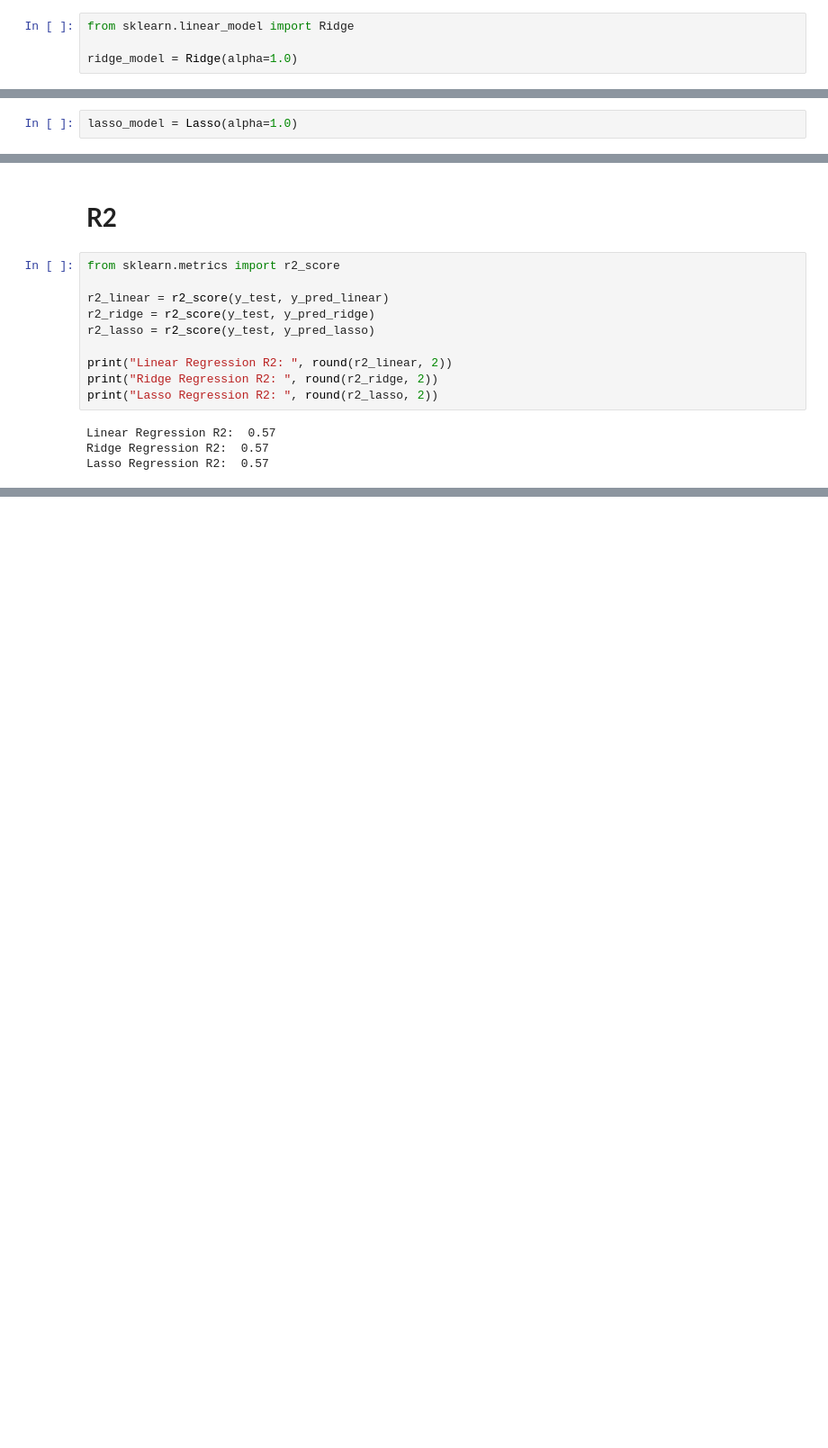
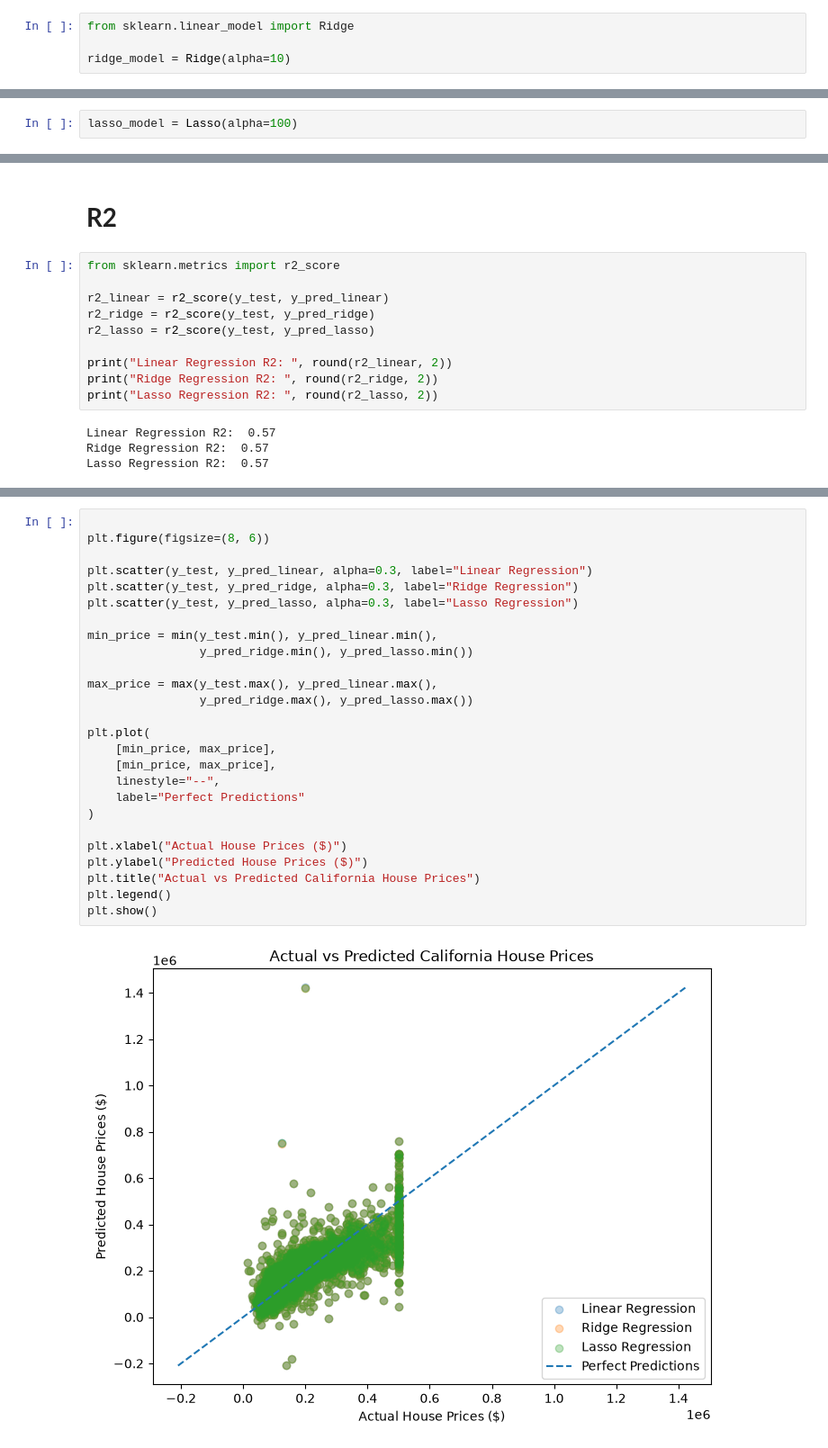
Before and after one commit to domicoco14/Datheon_Machine_Learning_-_Data_Science_Internship, a Jupyter notebook: house_price_prediction_v2.ipynb, the cells around one changed output, grey strips where cells are left out. Shown at 90% size. Cells and saved outputs as stored; diff of their text form; blank space fills up the shorter version.

Commit message:
Complete California Housing Price Prediction using Ridge and Lasso Regression

```diff
--- a/house_price_prediction_v2.ipynb
+++ b/house_price_prediction_v2.ipynb
@@ -248,7 +303,7 @@ reg.score(X_train_scaled, y_train)
 # %%
 from sklearn.linear_model import Ridge
 
-ridge_model = Ridge(alpha=1.0)
+ridge_model = Ridge(alpha=10)
 # %%
 ridge_model.fit(X_train_scaled, y_train)
 # %% [output]
@@ -268,7 +323,7 @@ y_pred_ridge = ridge_model.predict(X_test_scaled)
 # %%
 from sklearn.linear_model import Lasso
 # %%
-lasso_model = Lasso(alpha=1.0)
+lasso_model = Lasso(alpha=100)
 # %%
 lasso_model.fit(X_train_scaled, y_train)
 # %% [output]
@@ -367,3 +421,31 @@ display(results_df.round(3))
 | 0 | Linear Regression | 51484.642 | 74651.718 | 0.575 |
 | 1 | Ridge Regression | 51483.971 | 74647.803 | 0.575 |
 | 2 | Lasso Regression | 51483.976 | 74649.461 | 0.575 |
+# %%
+
+plt.figure(figsize=(8, 6))
+
+plt.scatter(y_test, y_pred_linear, alpha=0.3, label="Linear Regression")
+plt.scatter(y_test, y_pred_ridge, alpha=0.3, label="Ridge Regression")
+plt.scatter(y_test, y_pred_lasso, alpha=0.3, label="Lasso Regression")
+
+min_price = min(y_test.min(), y_pred_linear.min(),
+                y_pred_ridge.min(), y_pred_lasso.min())
+
+max_price = max(y_test.max(), y_pred_linear.max(),
+                y_pred_ridge.max(), y_pred_lasso.max())
+
+plt.plot(
+    [min_price, max_price],
+    [min_price, max_price],
+    linestyle="--",
+    label="Perfect Predictions"
+)
+
+plt.xlabel("Actual House Prices ($)")
+plt.ylabel("Predicted House Prices ($)")
+plt.title("Actual vs Predicted California House Prices")
+plt.legend()
+plt.show()
+# %% [output]
+[figure, added]
```
Also changed, not shown: parts of 22 cells of this notebook.
